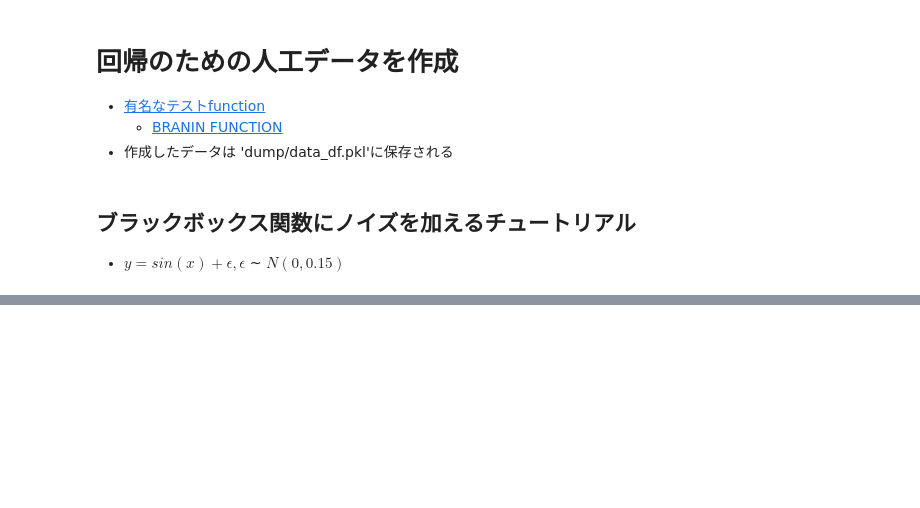
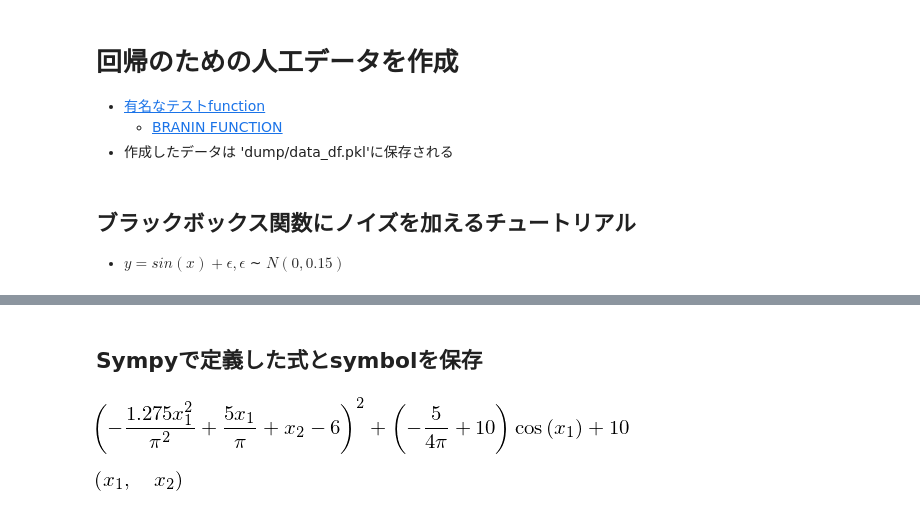
Before and after one commit to tkda-h3/krawczyk_method, a Jupyter notebook: generate_psuedo_data_for_regression.ipynb, the cells around one changed output, grey strips where cells are left out. Cells and saved outputs as stored; diff of their text form; code cells hidden in the pictures; blank space fills up the shorter version.

```diff
--- a/generate_psuedo_data_for_regression.ipynb
+++ b/generate_psuedo_data_for_regression.ipynb
@@ -79,0 +100,28 @@ df[:2]
+# %% [markdown]
+## Sympyで定義した式とsymbolを保存
+# %%
+class SpFunc():# sympy function
+
+    def __init__(self, f_expr, theta):
+        """
+        f_expr: sympy function expression
+        theta: mutable object of fuction arguments
+        """
+        self.f_expr = f_expr
+        self.theta = theta
+
+    def to_pickle(self, filepath):
+        if self.f_expr is None or self.theta is None:
+            raise TypeError()
+        with open(filepath, 'wb') as file:
+            pickle.dump(self, file)
+
+    @classmethod
+    def read_pickle(cls, filepath):
+        """
+        Return:
+            SpFunc object
+        """
+        with open(filepath, 'rb') as file:
+            obj = pickle.load(file)
+        return obj
@@ -79,0 +131,8 @@ df[:2]
+# %%
+sf = SpFunc.read_pickle('dump/sf.pkl')
+# %%
+display(sf.f_expr)
+display(sf.theta)
+# %% [output]
+[figure, added]
+[figure, added]
```
Also changed, not shown: parts of 6 cells of this notebook.
